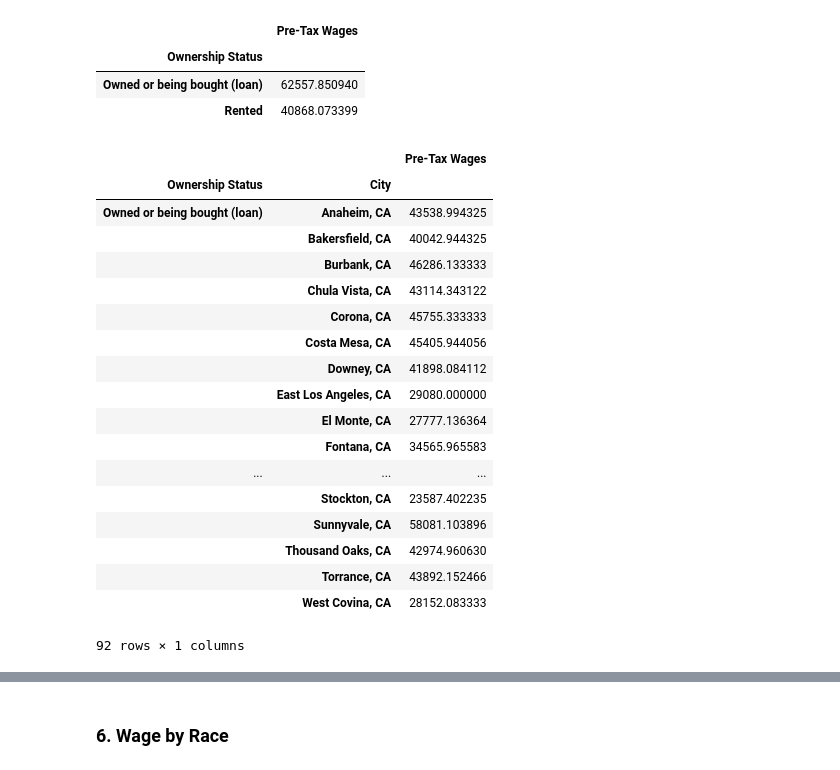
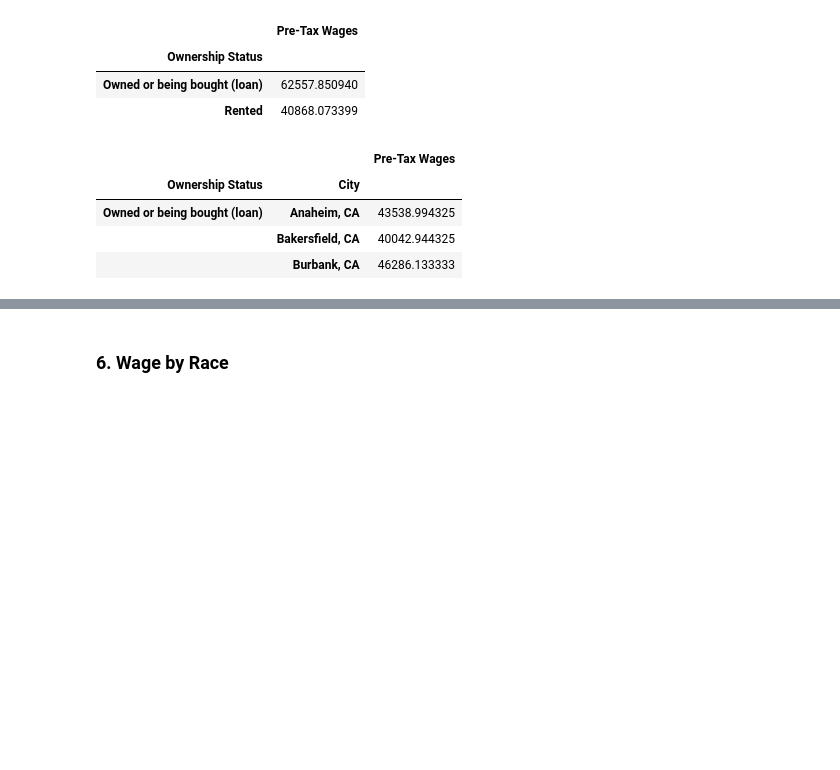
Before and after one commit to ds-modules/CP-113A, a Jupyter notebook: Final-Notebook2.ipynb, the cells around one changed output, grey strips where cells are left out. Drawn from its saved outputs; the diff is of its cells as text; code cells hidden in the pictures; blank space fills up the shorter version.

```diff
--- a/Final-Notebook2.ipynb
+++ b/Final-Notebook2.ipynb
@@ -549,26 +557,12 @@ own_inc_2017
 | Rented | 40868.073399 |
 # %%
 own_inc_2007 = poverty_2007.groupby(['Ownership Status', 'City']).mean()[['Pre-Tax Wages']]
-own_inc_2007
+own_inc_2007.head(3)
 # %% [output]
 |  |  | Pre-Tax Wages |
 | Ownership Status | City |  |
 | Owned or being bought (loan) | Anaheim, CA | 43538.994325 |
 |  | Bakersfield, CA | 40042.944325 |
 |  | Burbank, CA | 46286.133333 |
-|  | Chula Vista, CA | 43114.343122 |
-|  | Corona, CA | 45755.333333 |
-|  | Costa Mesa, CA | 45405.944056 |
-|  | Downey, CA | 41898.084112 |
-|  | East Los Angeles, CA | 29080.000000 |
-|  | El Monte, CA | 27777.136364 |
-|  | Fontana, CA | 34565.965583 |
-| ... | ... | ... |
-|  | Stockton, CA | 23587.402235 |
-|  | Sunnyvale, CA | 58081.103896 |
-|  | Thousand Oaks, CA | 42974.960630 |
-|  | Torrance, CA | 43892.152466 |
-|  | West Covina, CA | 28152.083333 |
-92 rows × 1 columns
 # %%
 own_inc_2017 = poverty_2017.groupby(['Ownership Status', 'City']).mean()[['Pre-Tax Wages']]
```
Also changed, not shown: parts of 57 cells of this notebook.
